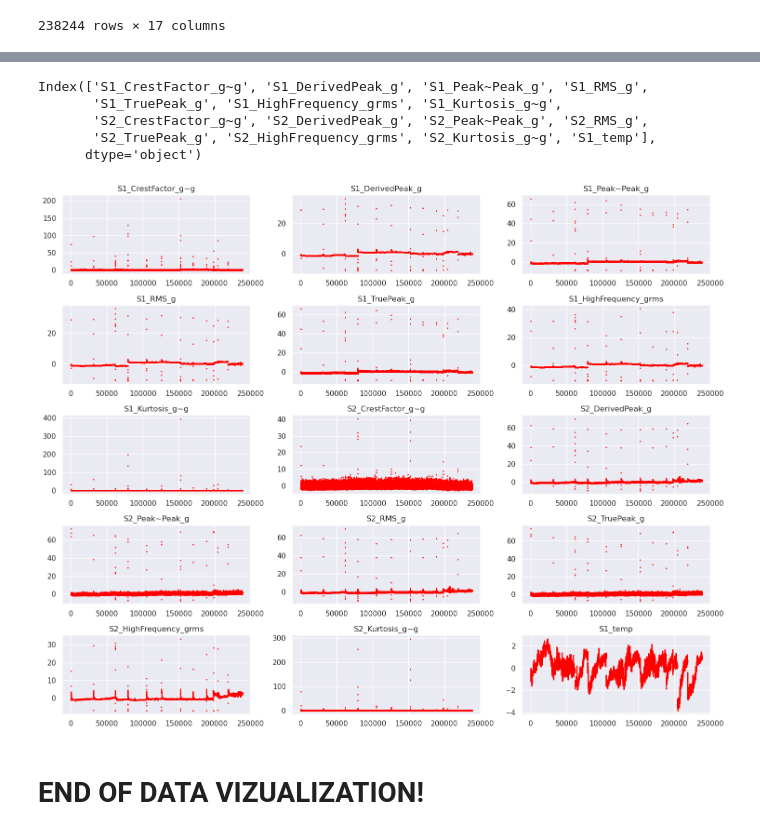
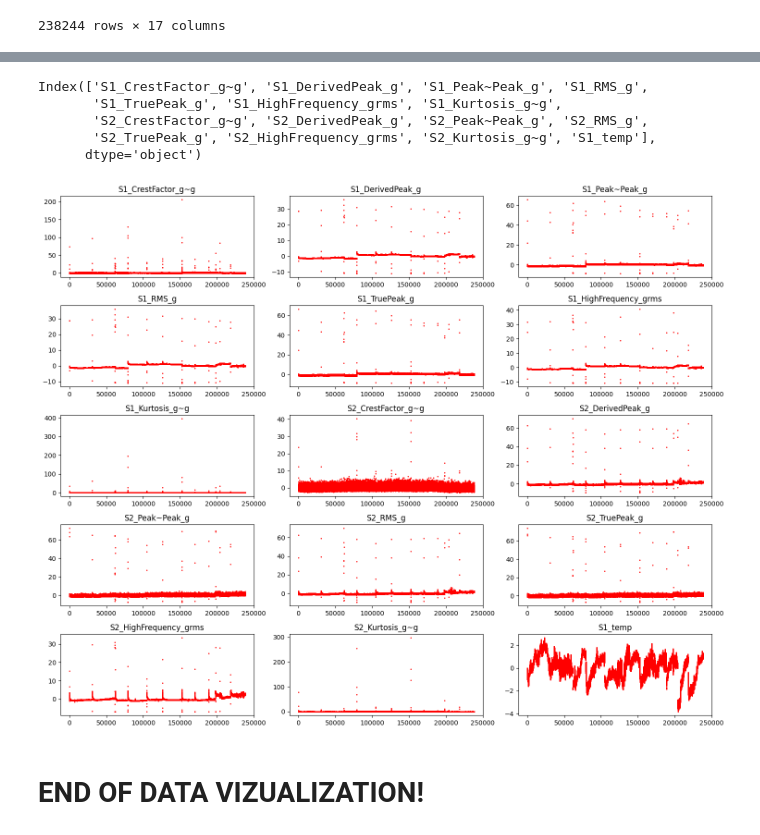
Before and after one commit to jtupayachi/FL_IoT_Network, a Jupyter notebook: notebooks/NEW DATA. ShuffleOn LSTM_MODEL RUL.ipynb, the cells around one changed output, grey strips where cells are left out. Cells and saved outputs as stored; diff of their text form; code cells hidden in the pictures.

```diff
--- a/notebooks/NEW DATA. ShuffleOn LSTM_MODEL RUL.ipynb
+++ b/notebooks/NEW DATA. ShuffleOn LSTM_MODEL RUL.ipynb
@@ -39,7 +85,7 @@ print(path)
 
 # define current data path. This is after we did classification. We have done some
 # cleaning already.
-data_path = path + '/fl_testbed/version2/data/initial'
+data_path = 'fl_testbed/version2/data/initial'
 print(data_path)
 #/home/jose/FL_AM_Defect-Detection
 #/home/jose/FL_AM_Defect-Detection/fl_testbed/version2/data/initial
@@ -800,5 +845,5 @@ import seaborn as sns
 # %%
-sns.set_style('darkgrid')
+# sns.set_style('darkgrid')
 # sns.set(rc={'figure.figsize':(14,8)})
 
 # ax = sns.lineplot(data=vizu[:-1], x ='S1_CrestFactor_g~g', y = 'status',
@@ -811,4 +856,4 @@ sns.set_style('darkgrid')
 # plt.xlabel('Year-Month')
 # plt.show()
 # vizu.hist(figsize=(15,30),layout=(9,3))
-sns.relplot(data=vizu[:], x="status", y="rul", hue="status",legend='full')
+# sns.relplot(data=vizu[:], x="status", y="rul", hue="status",legend='full')
@@ -944,41 +986,41 @@ sns.relplot(data=vizu[:], x="status", y="rul", hue="status",legend='full')
 # # #         plt.show()
 # %%
 # define subplot grid
-sns.set_theme()
-sns.set_style('darkgrid')
+# sns.set_theme()
+# sns.set_style('darkgrid')
 
 fig, axs = plt.subplots(nrows=5, ncols=3, figsize=(15, 12))
 plt.subplots_adjust(hspace=0.5)
 # fig.suptitle("Daily closing prices", fontsize=18, y=0.95)
 tickers=X_train.columns[:-1]
 print(tickers)
 # loop through tickers and axes
 for ticker, ax in zip(tickers, axs.ravel()):
 
     column_name=ticker#X_train.columns[:-1][]
 #     print(column_name)
     y=vizu[column_name].values
     x = range(0,len(y))
     ax.scatter(x, y, color="red",s=1)
 #     plt.draw()
 #     plt.pause(1e-17)
 #     time.sleep(0.1)
     # filter df for ticker and plot on specified axes
 #     df[df["ticker"] == ticker].plot(ax=ax)
 
     # chart formatting
     ax.set_title(ticker)
 #     ax.get_legend().remove()
 #     ax.set_xlabel("")
 
 plt.show()
 # %% [output]
 Index(['S1_CrestFactor_g~g', 'S1_DerivedPeak_g', 'S1_Peak~Peak_g', 'S1_RMS_g',
        'S1_TruePeak_g', 'S1_HighFrequency_grms', 'S1_Kurtosis_g~g',
        'S2_CrestFactor_g~g', 'S2_DerivedPeak_g', 'S2_Peak~Peak_g', 'S2_RMS_g',
        'S2_TruePeak_g', 'S2_HighFrequency_grms', 'S2_Kurtosis_g~g', 'S1_temp'],
       dtype='object')
-[figure, old version]
+[figure, new version]
 # %%
 # sns.set_theme()
 # sns.set_style('no color')
```
Also changed, not shown: parts of 35 cells of this notebook, 36 other files.
